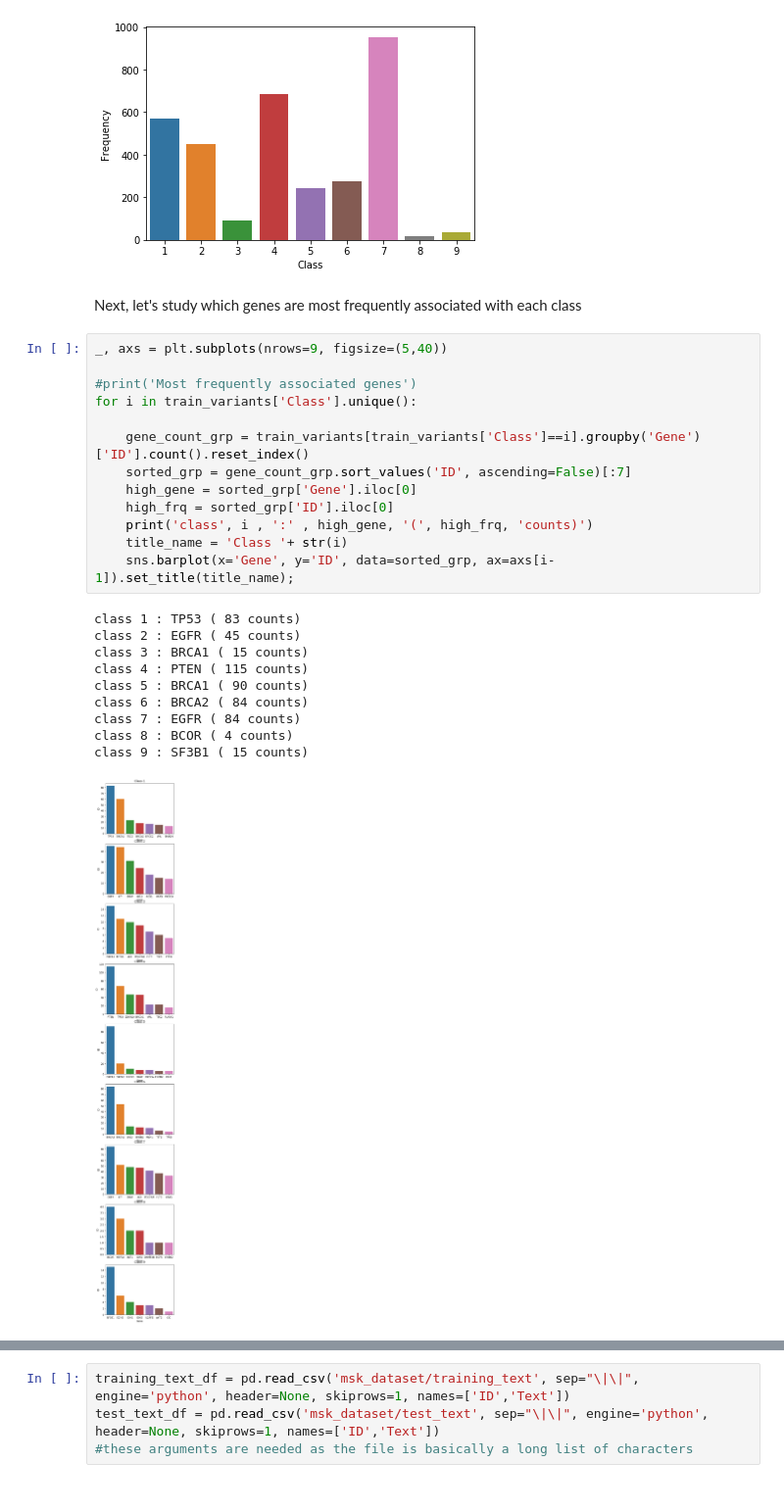
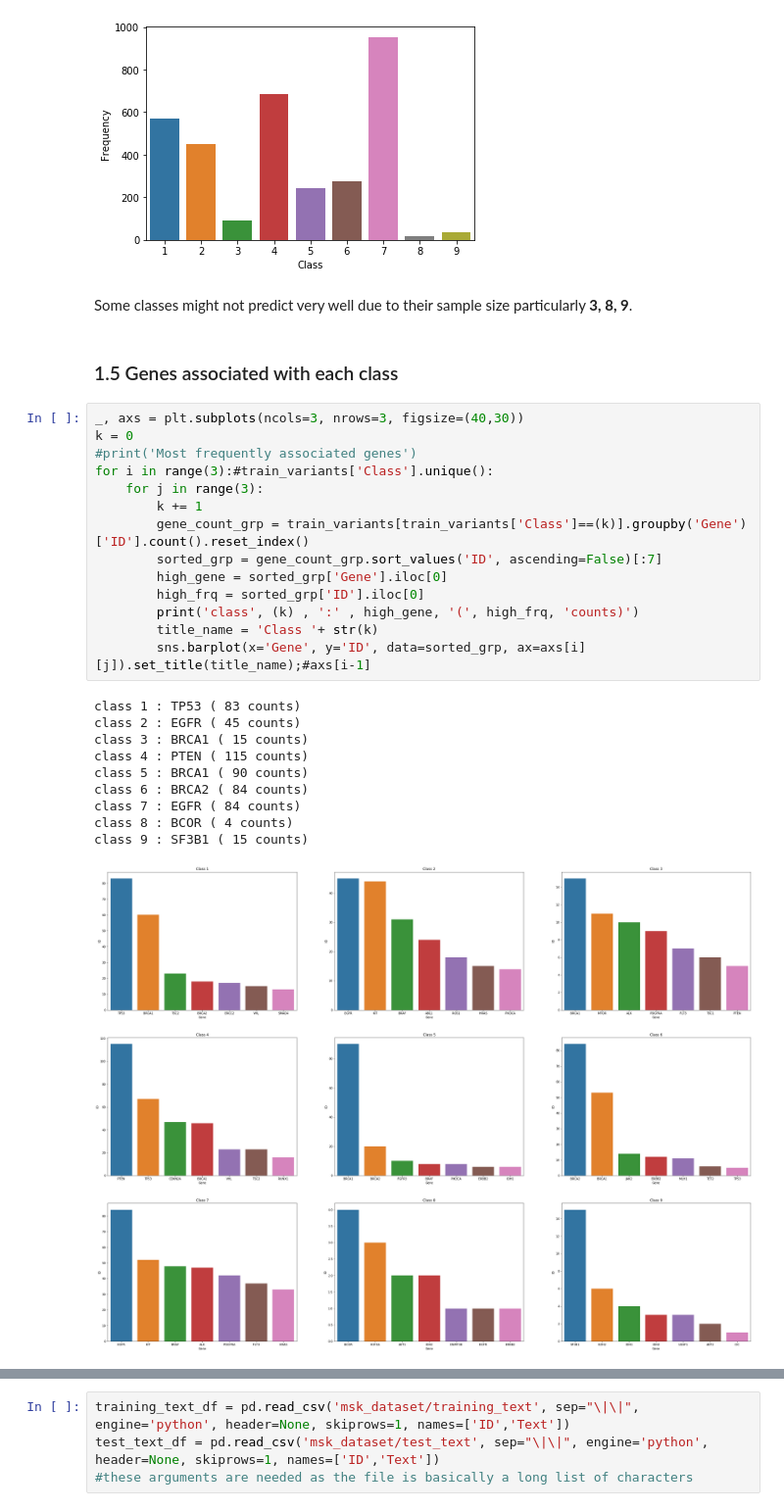
Before and after one commit to jshin13/final-project, a Jupyter notebook: final-project.ipynb, the cells around one changed output, grey strips where cells are left out. Shown at 98% size. Drawn from its saved outputs; the diff is of its cells as text.

```diff
--- a/final-project.ipynb
+++ b/final-project.ipynb
@@ -100,29 +114,32 @@ ax = sns.countplot(x='Class', data=train_variants)
 ax.set(ylabel = 'Frequency');
 # %% [output]
 [figure]
-# %% [markdown]
-Next, let's study which genes are most frequently associated with each class
+# %% [markdown]
+Some classes might not predict very well due to their sample size particularly <b>3, 8, 9</b>.
+# %% [markdown]
+### 1.5 Genes associated with each class
 # %%
-_, axs = plt.subplots(nrows=9, figsize=(5,40))
-
+_, axs = plt.subplots(ncols=3, nrows=3, figsize=(40,30))
+k = 0
 #print('Most frequently associated genes')
-for i in train_variants['Class'].unique():
-
-    gene_count_grp = train_variants[train_variants['Class']==i].groupby('Gene')['ID'].count().reset_index()
-    sorted_grp = gene_count_grp.sort_values('ID', ascending=False)[:7]
-    high_gene = sorted_grp['Gene'].iloc[0]
-    high_frq = sorted_grp['ID'].iloc[0]
-    print('class', i , ':' , high_gene, '(', high_frq, 'counts)')
-    title_name = 'Class '+ str(i)
-    sns.barplot(x='Gene', y='ID', data=sorted_grp, ax=axs[i-1]).set_title(title_name);
+for i in range(3):#train_variants['Class'].unique():
+    for j in range(3):
+        k += 1
+        gene_count_grp = train_variants[train_variants['Class']==(k)].groupby('Gene')['ID'].count().reset_index()
+        sorted_grp = gene_count_grp.sort_values('ID', ascending=False)[:7]
+        high_gene = sorted_grp['Gene'].iloc[0]
+        high_frq = sorted_grp['ID'].iloc[0]
+        print('class', (k) , ':' , high_gene, '(', high_frq, 'counts)')
+        title_name = 'Class '+ str(k)
+        sns.barplot(x='Gene', y='ID', data=sorted_grp, ax=axs[i][j]).set_title(title_name);#axs[i-1]
 # %% [output]
 class 1 : TP53 ( 83 counts)
 class 2 : EGFR ( 45 counts)
 class 3 : BRCA1 ( 15 counts)
 class 4 : PTEN ( 115 counts)
 class 5 : BRCA1 ( 90 counts)
 class 6 : BRCA2 ( 84 counts)
 class 7 : EGFR ( 84 counts)
 class 8 : BCOR ( 4 counts)
 class 9 : SF3B1 ( 15 counts)
-[figure, old version]
+[figure, new version]
```
Also changed, not shown: parts of 74 cells of this notebook.
